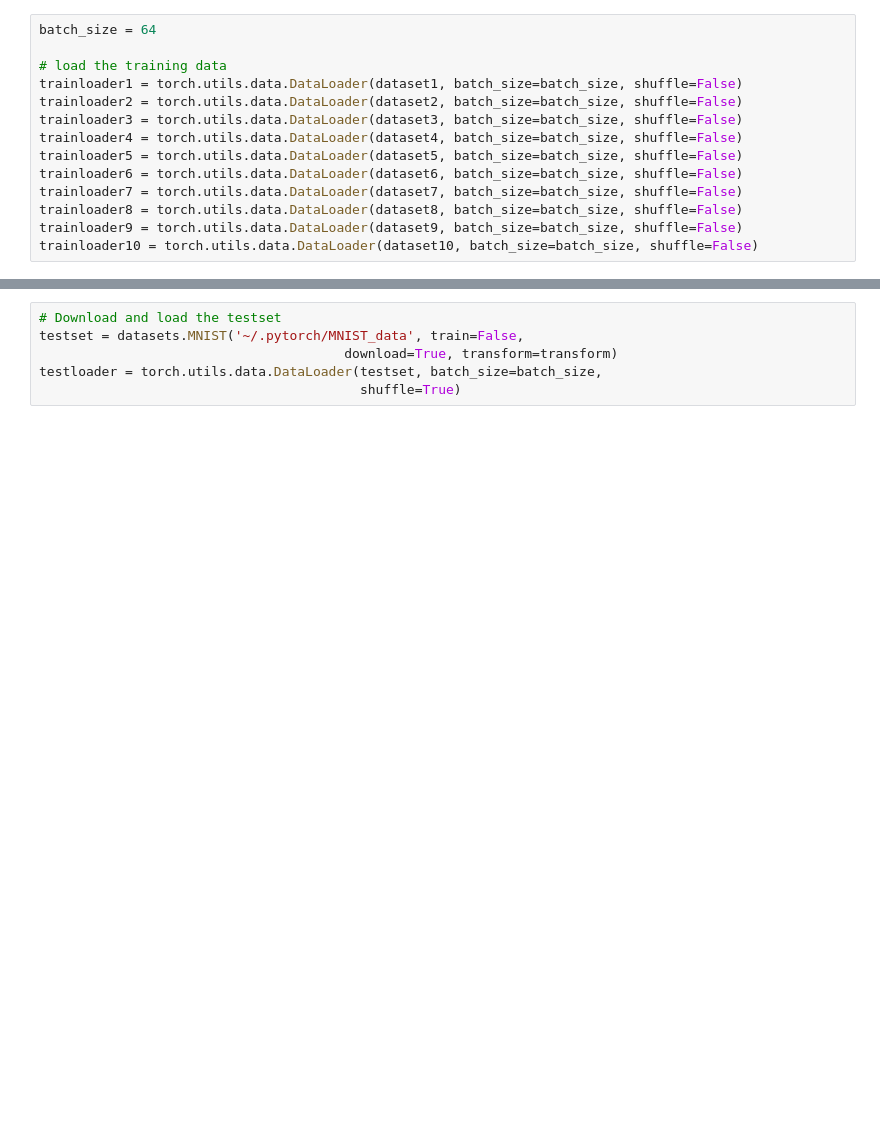
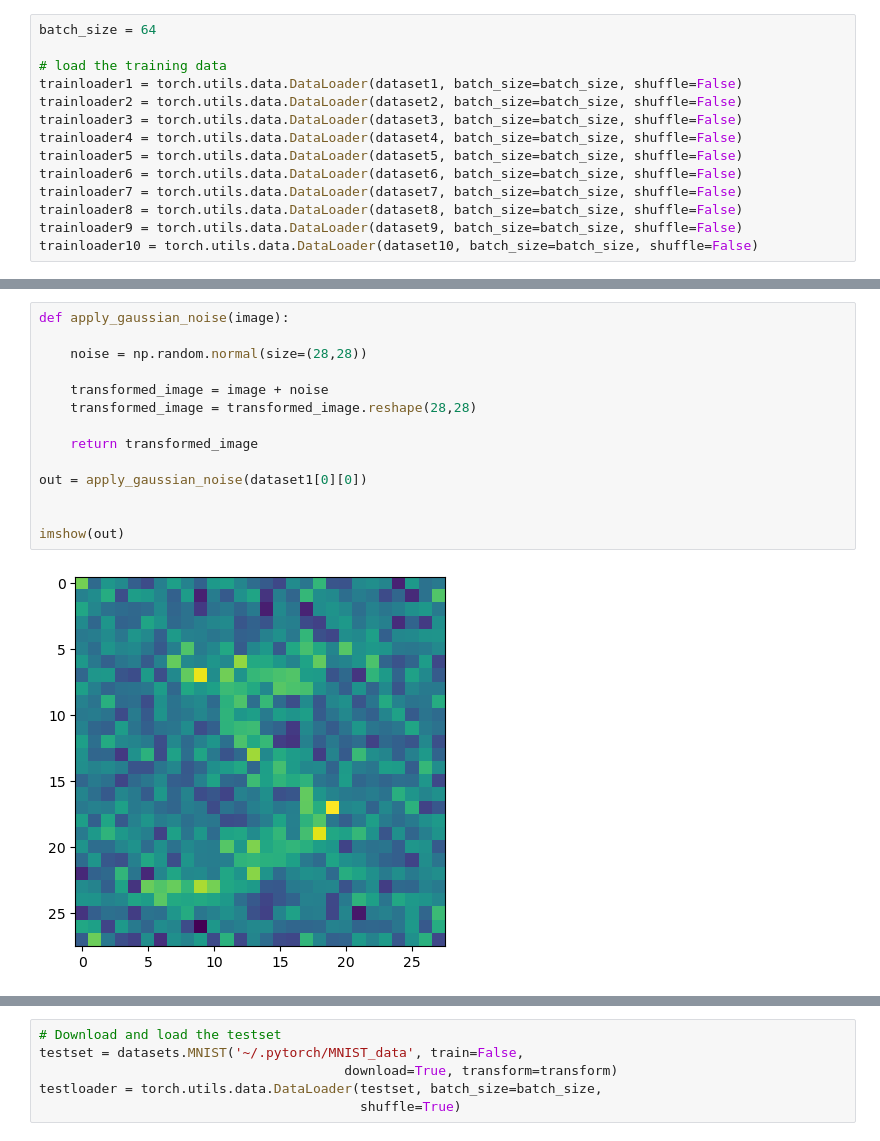
Before and after one commit to danieljwright/CV-project, a Jupyter notebook: computer-vision-project.ipynb, the cells around one changed output, grey strips where cells are left out. Drawn from its saved outputs; the diff is of its cells as text; blank space fills up the shorter version.

```diff
--- a/computer-vision-project.ipynb
+++ b/computer-vision-project.ipynb
@@ -127,0 +221,16 @@ trainloader10 = torch.utils.data.DataLoader(dataset10, batch_size=batch_size, sh
+# %%
+def apply_gaussian_noise(image):
+
+    noise = np.random.normal(size=(28,28))
+
+    transformed_image = image + noise
+    transformed_image = transformed_image.reshape(28,28)
+
+    return transformed_image
+
+out = apply_gaussian_noise(dataset1[0][0])
+
+
+imshow(out)
+# %% [output]
+[figure, added]
```
Also changed, not shown: parts of 7 cells of this notebook.
